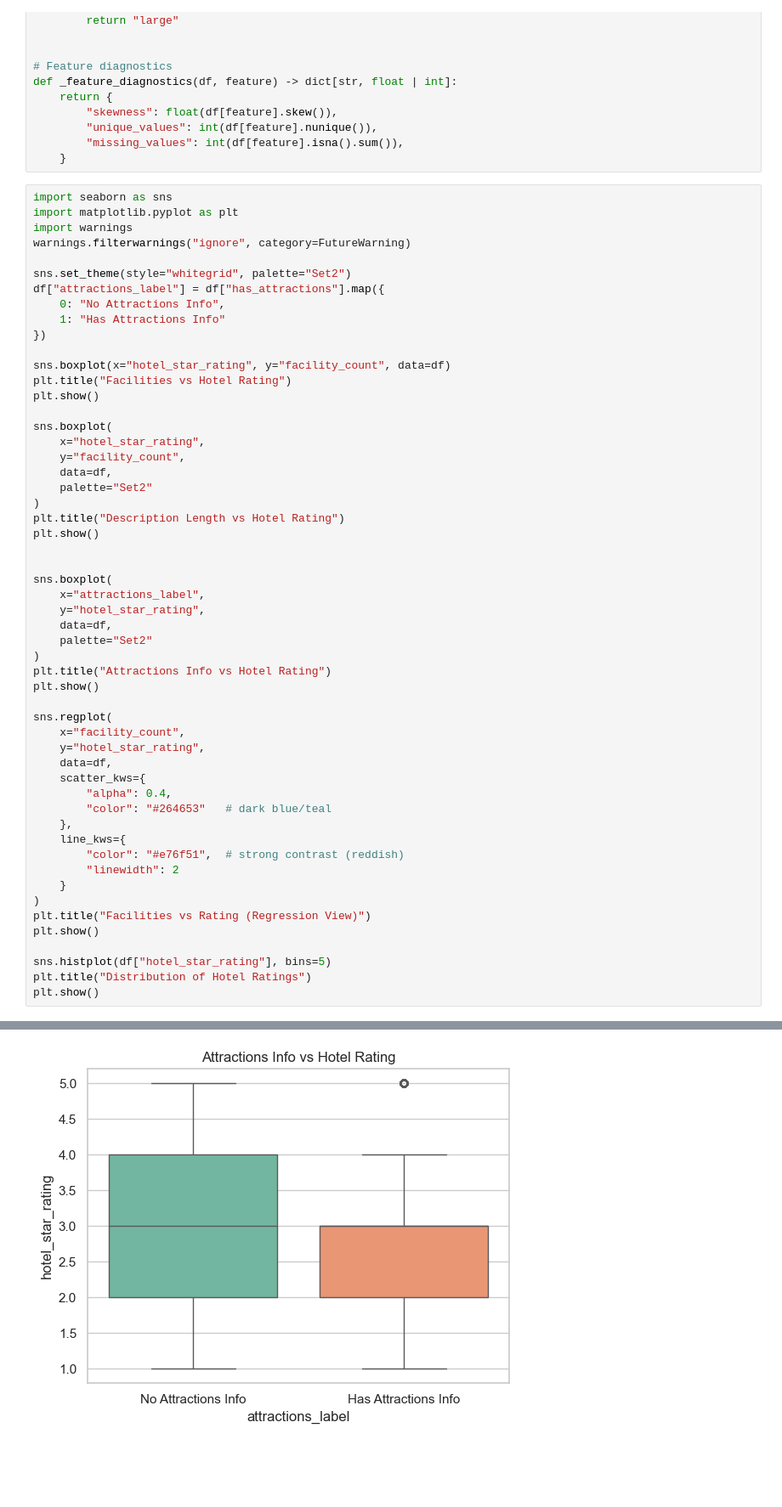
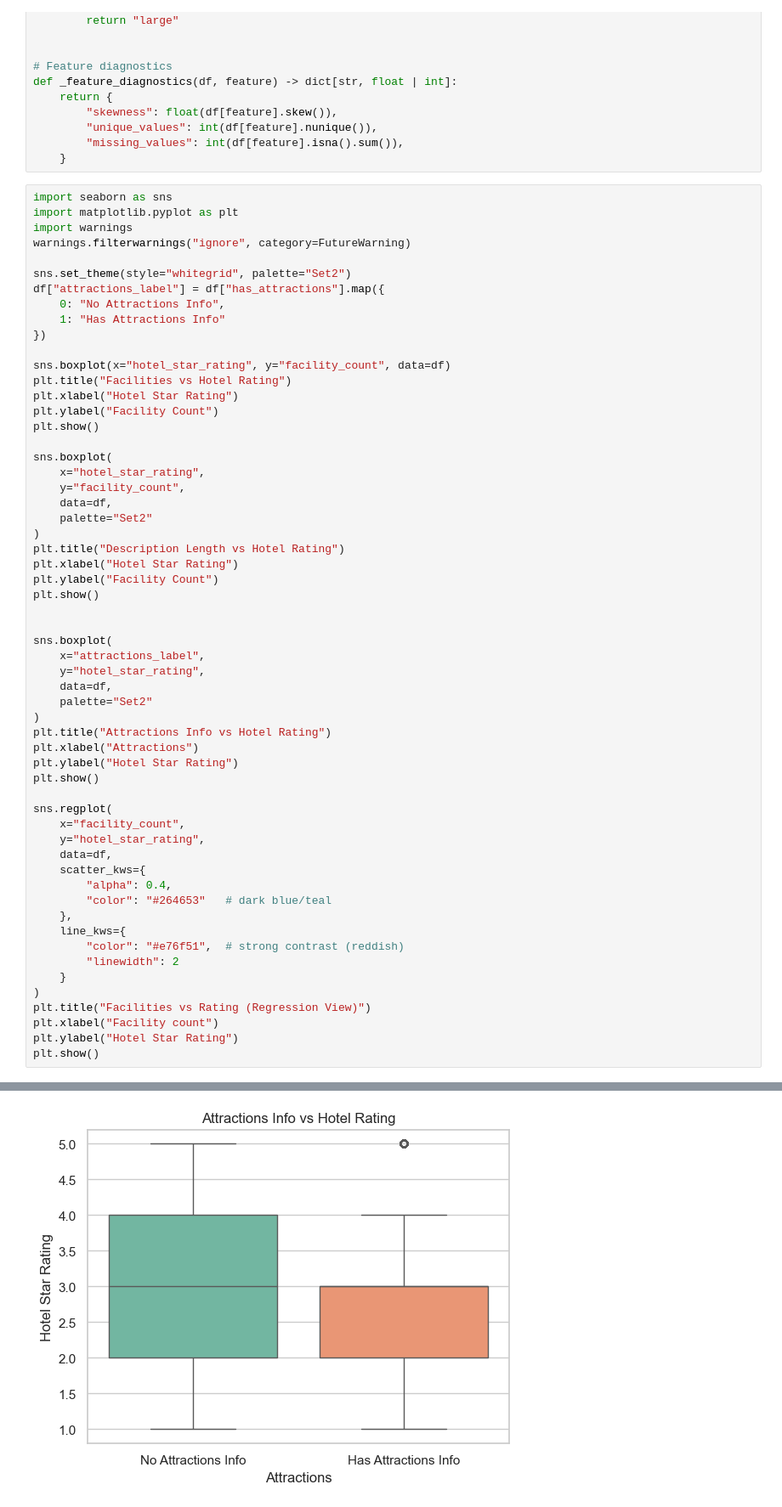
Before and after one commit to daniahsn/hotel-data-analysis, a Jupyter notebook: scripts/EDA/eda_expanded.ipynb, the cells around one changed output, grey strips where cells are left out. Shown at 85% size. Cells and saved outputs as stored; diff of their text form; blank space fills up the shorter version.

```diff
--- a/scripts/EDA/eda_expanded.ipynb
+++ b/scripts/EDA/eda_expanded.ipynb
@@ -158,6 +158,8 @@ df["attractions_label"] = df["has_attractions"].map({
 
 sns.boxplot(x="hotel_star_rating", y="facility_count", data=df)
 plt.title("Facilities vs Hotel Rating")
+plt.xlabel("Hotel Star Rating")
+plt.ylabel("Facility Count")
 plt.show()
 
 sns.boxplot(
@@ -167,6 +169,8 @@ sns.boxplot(
     palette="Set2"
 )
 plt.title("Description Length vs Hotel Rating")
+plt.xlabel("Hotel Star Rating")
+plt.ylabel("Facility Count")
 plt.show()
 
 
@@ -177,6 +181,8 @@ sns.boxplot(
     palette="Set2"
 )
 plt.title("Attractions Info vs Hotel Rating")
+plt.xlabel("Attractions")
+plt.ylabel("Hotel Star Rating")
 plt.show()
 
 sns.regplot(
@@ -193,9 +199,7 @@ sns.regplot(
     }
 )
 plt.title("Facilities vs Rating (Regression View)")
+plt.xlabel("Facility count")
+plt.ylabel("Hotel Star Rating")
 plt.show()
-
-sns.histplot(df["hotel_star_rating"], bins=5)
-plt.title("Distribution of Hotel Ratings")
-plt.show()
 # %% [output]
@@ -204 +208 @@ plt.show()
-[figure, old version]
+[figure, new version]
```
Also changed, not shown: parts of 1 cell of this notebook.
